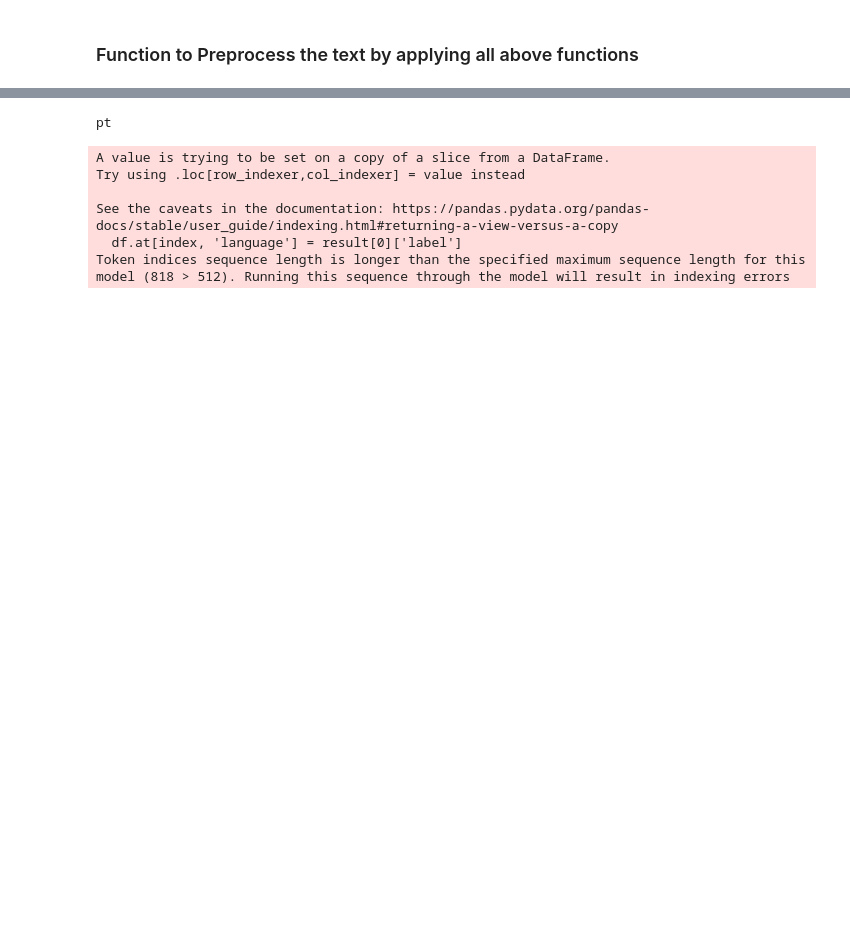
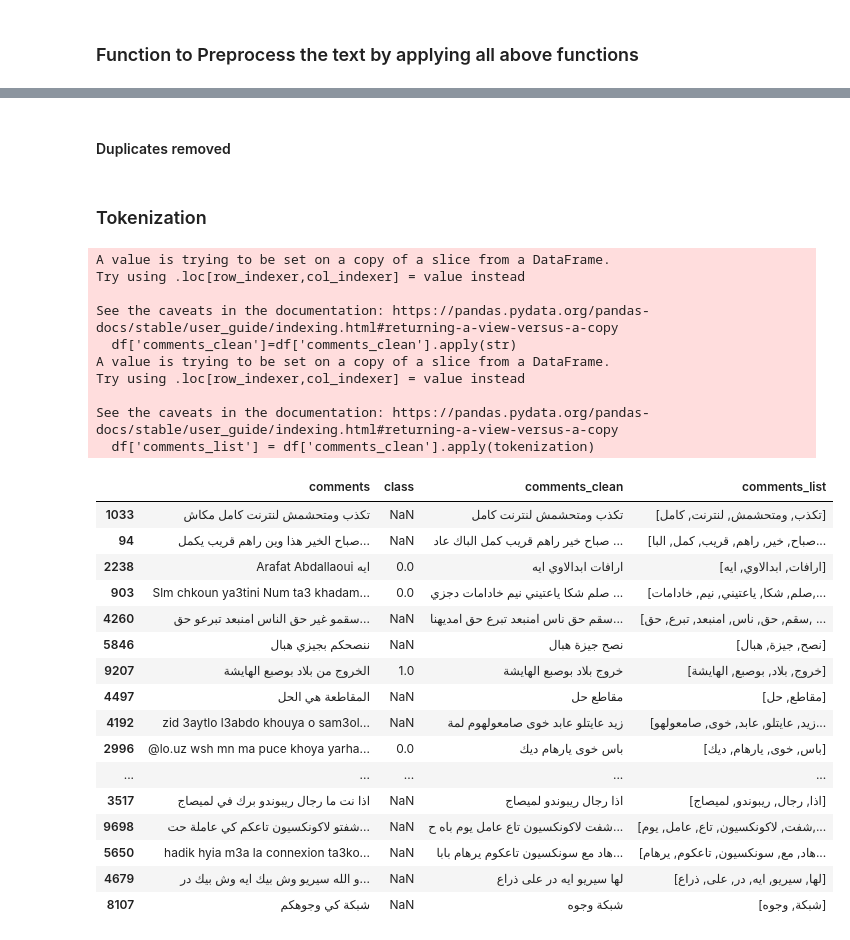
Before and after one commit to alilou2/git-one, a Jupyter notebook: pretraitement.ipynb, the cells around one changed output, grey strips where cells are left out. Saved outputs shown, nothing was run; the diff lists cells and outputs as text; code cells hidden in the pictures; blank space fills up the shorter version.

```diff
--- a/pretraitement.ipynb
+++ b/pretraitement.ipynb
@@ -253,12 +430,0 @@ Dجيززي معنديش المال باش نفليكسي ابعتلي100دج
-# %%
-# Load the language detection pipeline
-lang_detect = pipeline("text-classification", model="papluca/xlm-roberta-base-language-detection")
-
-# Text to classify
-text = "Pourquoi vous limitez le débit ?."
-
-# Run the language detection pipeline
-result = lang_detect(text)
-
-# Print the detected language
-print(result[0]['label'])
@@ -271,11 +430,0 @@ fr
-# %%
-# Text to classify
-text = "Vive mobilis"
-
-# Run the language detection pipeline
-result = lang_detect(text)
-
-# Print the detected language
-print(result[0]['label'])
-# %% [output]
-pt
@@ -306,16 +430,0 @@ print(detecter_langage(txt))
-# %%
-for index, row in df.iterrows():
-    text = str(row['comments_clean'])
-    if text:
-        try:
-            result = lang_detect(text)
-            df.at[index, 'language'] = result[0]['label']
-        except:
-            pass
-# %% [output]
-A value is trying to be set on a copy of a slice from a DataFrame.
-Try using .loc[row_indexer,col_indexer] = value instead
-
-See the caveats in the documentation: https://pandas.pydata.org/pandas-docs/stable/user_guide/indexing.html#returning-a-view-versus-a-copy
-  df.at[index, 'language'] = result[0]['label']
-Token indices sequence length is longer than the specified maximum sequence length for this model (818 > 512). Running this sequence through the model will result in indexing errors
@@ -321,0 +433,4 @@ Token indices sequence length is longer than the specified maximum sequence leng
+# %% [markdown]
+#### <span style='font-family:serif'>Duplicates removed
+# %% [markdown]
+### <span style='font-family:serif'> Tokenization
@@ -321,0 +442,33 @@ Token indices sequence length is longer than the specified maximum sequence leng
+# %%
+df['comments_clean']=df['comments_clean'].apply(str)
+if df['comments_clean'].dtype == 'object':
+    df['comments_list'] = df['comments_clean'].apply(tokenization)
+df.sample(20)
+# %% [output]
+A value is trying to be set on a copy of a slice from a DataFrame.
+Try using .loc[row_indexer,col_indexer] = value instead
+
+See the caveats in the documentation: https://pandas.pydata.org/pandas-docs/stable/user_guide/indexing.html#returning-a-view-versus-a-copy
+  df['comments_clean']=df['comments_clean'].apply(str)
+A value is trying to be set on a copy of a slice from a DataFrame.
+Try using .loc[row_indexer,col_indexer] = value instead
+
+See the caveats in the documentation: https://pandas.pydata.org/pandas-docs/stable/user_guide/indexing.html#returning-a-view-versus-a-copy
+  df['comments_list'] = df['comments_clean'].apply(tokenization)
+|  | comments | class | comments_clean | comments_list |
+| 1033 | تكذب ومتحشمش لنترنت كامل مكاش | NaN | تكذب ومتحشمش لنترنت كامل | [تكذب, ومتحشمش, لنترنت, كامل] |
+| 94 | صباح الخير هذا وين راهم قريب يكمل... | NaN | صباح خير راهم قريب كمل الباك عاد ... | [صباح, خير, راهم, قريب, كمل, البا... |
+| 2238 | Arafat Abdallaoui ايه | 0.0 | ارافات ابدالاوي ايه | [ارافات, ابدالاوي, ايه] |
+| 903 | Slm chkoun ya3tini Num ta3 khadam... | 0.0 | صلم شكا ياعتيني نيم خادامات دجزي ... | [صلم, شكا, ياعتيني, نيم, خادامات,... |
+| 4260 | سقمو غير حق الناس امنبعد تبرعو حق... | NaN | سقم حق ناس امنبعد تبرع حق امديهنا... | [سقم, حق, ناس, امنبعد, تبرع, حق, ... |
+| 5846 | ننصحكم بجيزي هبال | NaN | نصح جيزة هبال | [نصح, جيزة, هبال] |
+| 9207 | الخروج من بلاد بوصبع الهايشة | 1.0 | خروج بلاد بوصبع الهايشة | [خروج, بلاد, بوصبع, الهايشة] |
+| 4497 | المقاطعة هي الحل | NaN | مقاطع حل | [مقاطع, حل] |
+| 4192 | zid 3aytlo l3abdo khouya o sam3ol... | NaN | زيد عايتلو عابد خوى صامعولهوم لمة | [زيد, عايتلو, عابد, خوى, صامعولهو... |
+| 2996 | @lo.uz wsh mn ma puce khoya yarha... | 0.0 | باس خوى يارهام ديك | [باس, خوى, يارهام, ديك] |
+| ... | ... | ... | ... | ... |
+| 3517 | اذا نت ما رجال ريبوندو برك في لميصاج | NaN | اذا رجال ريبوندو لميصاج | [اذا, رجال, ريبوندو, لميصاج] |
+| 9698 | شفتو لاكونكسيون تاعكم كي عاملة حت... | NaN | شفت لاكونكسيون تاع عامل يوم باه ح... | [شفت, لاكونكسيون, تاع, عامل, يوم,... |
+| 5650 | hadik hyia m3a la connexion ta3ko... | NaN | هاد مع سونكسيون تاعكوم يرهام بابا... | [هاد, مع, سونكسيون, تاعكوم, يرهام... |
+| 4679 | و الله سيريو وش بيك ايه وش بيك در... | NaN | لها سيريو ايه در على ذراع | [لها, سيريو, ايه, در, على, ذراع] |
+| 8107 | شبكة كي وجوهكم | NaN | شبكة وجوه | [شبكة, وجوه] |
```
Also changed, not shown: parts of 64 cells of this notebook, 6 other files.
